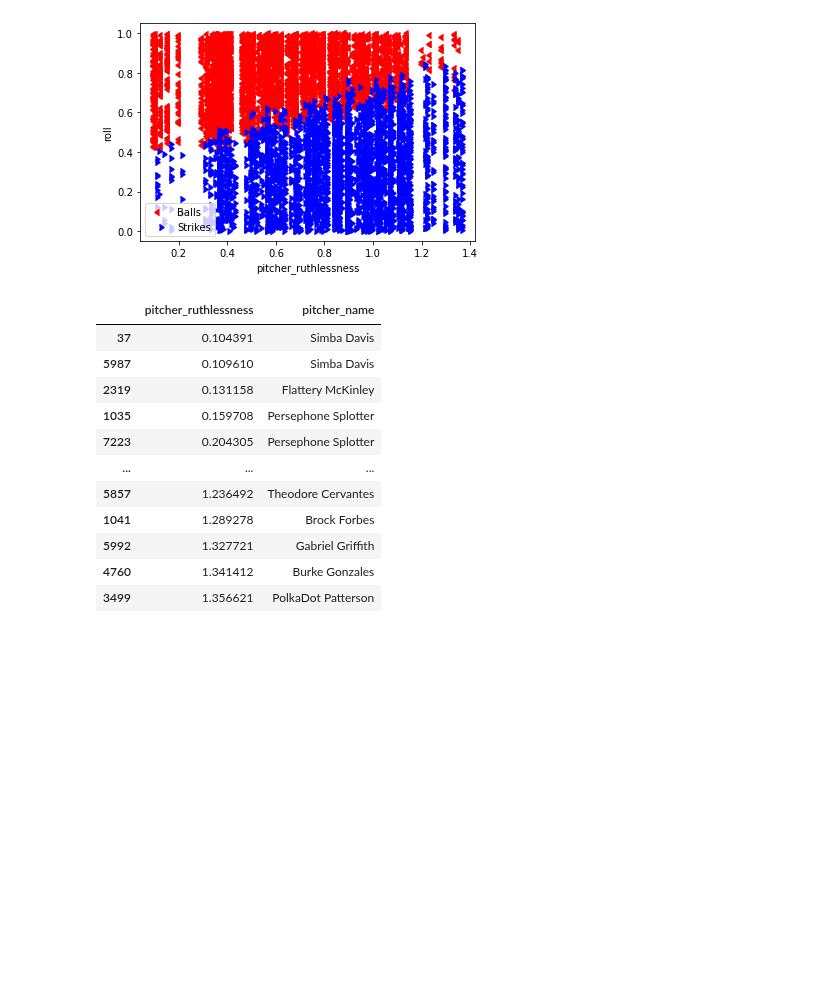
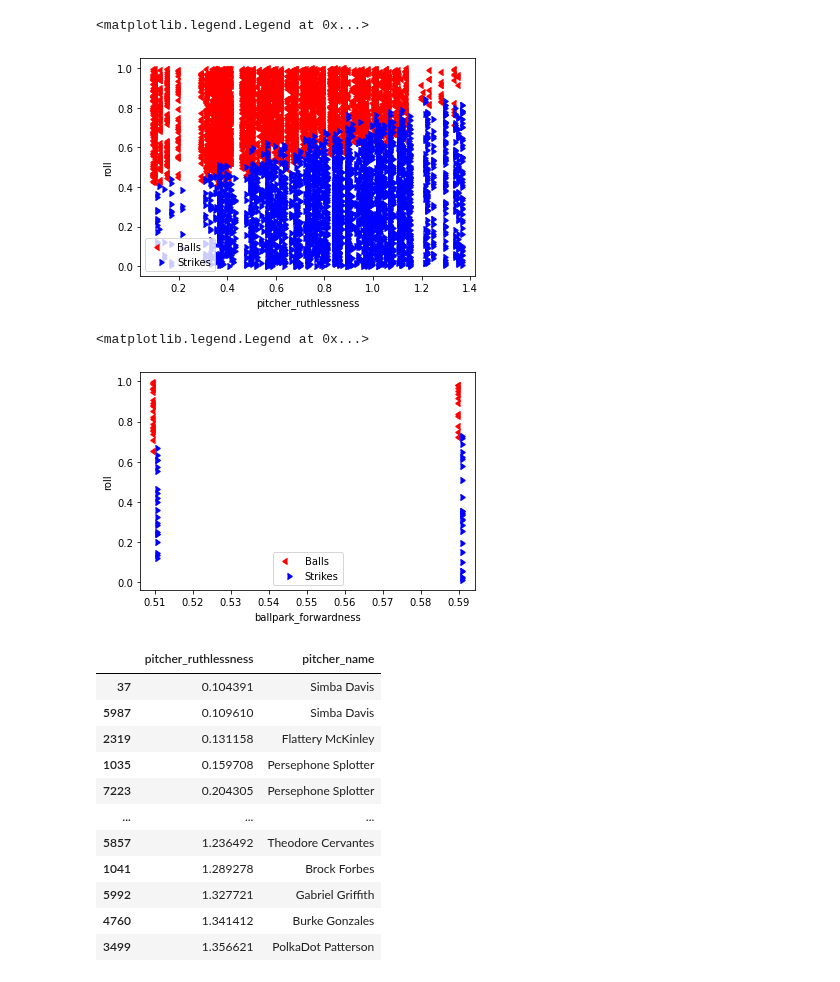
Before and after one commit to xSke/resim, a Jupyter notebook: find_roll_formula.ipynb, the cells around one changed output. Cells and saved outputs as stored; diff of their text form; code cells hidden in the pictures; blank space fills up the shorter version.

```diff
--- a/find_roll_formula.ipynb
+++ b/find_roll_formula.ipynb
@@ -9,7 +10,9 @@ all_files = glob.glob("roll_data/*-strikes.csv")
 
 df = pd.concat((pd.read_csv(f) for f in all_files), ignore_index=True)
 # %%
-df['svc'] = 0.3211245789789706 * df["pitcher_ruthlessness"] + 0.2712052747280908 * df["ballpark_forwardness"]
+df['svc'] = 0.37847946767478163 * df["pitcher_ruthlessness"] + 0.30163948661504275 * df["ballpark_forwardness"]
+df['svc_vibes'] = 0.3570080647613859 * df["pitcher_ruthlessness"] + 0.23460353690794863 * df["ballpark_forwardness"] \
+                  + 0.06376601180181157 * df["pitcher_vibes"]
 df['batter_strikeattr'] = df['batter_moxie'] * ~df['passed'] + df['batter_patheticism'] * df['passed']
 df['ruth_and_fwd'] = df['pitcher_ruthlessness'] - 0.5 * df['ballpark_forwardness']
 df['ruth_and_fwd'] = df['pitcher_ruthlessness'] - 0.5 * df['ballpark_forwardness']
@@ -17,16 +20,59 @@ df['ruth_and_fwd'] = df['pitcher_ruthlessness'] - 0.5 * df['ballpark_forwardness
 df = df[(df["batting_team_hype"] == 0) & (df['pitching_team_hype'] == 0)]
 
 x_val = "pitcher_ruthlessness"
+# x_val = "svc"
 fig, ax = plt.subplots(1)
 ax.scatter(df[~df['passed']][x_val], df[~df['passed']]["roll"], color="red", label="Balls", marker=CARETLEFTBASE)
 ax.scatter(df[df['passed']][x_val], df[df['passed']]["roll"], color="blue", label="Strikes", marker=CARETRIGHTBASE)
 ax.set_xlabel(x_val)
 ax.set_ylabel('roll')
+# ax.set_xlim(0.48, 0.52)
+
+# min_x, max_x = ax.get_xlim()
+# xx = np.linspace(min_x - 0.1, max_x + 0.1)
+# yy = xx * 0.35 + 0.35
+# ax.plot(xx, yy)
+
 ax.legend()
 
-fig.savefig('test.png', facecolor='white')
+# fig.savefig(x_val+".png", facecolor='white')
 # endpoints = np.array(ax.get_xlim())
 # ax.plot(endpoints, 0.35 + 0.35 * endpoints)
 # %% [output]
+<matplotlib.legend.Legend at 0x...>
 [figure]
+# %%
+# df['svc'] = 0.37847946767478163 * df["pitcher_ruthlessness"] + 0.30163948661504275 * df["ballpark_forwardness"]
+# df['svc_vibes'] = 0.3570080647613859 * df["pitcher_ruthlessness"] + 0.23460353690794863 * df["ballpark_forwardness"] \
+#                   + 0.06376601180181157 * df["pitcher_vibes"]
+# df['batter_strikeattr'] = df['batter_moxie'] * ~df['passed'] + df['batter_patheticism'] * df['passed']
+# df['ruth_and_fwd'] = df['pitcher_ruthlessness'] - 0.5 * df['ballpark_forwardness']
+# df['ruth_and_fwd'] = df['pitcher_ruthlessness'] - 0.5 * df['ballpark_forwardness']
+
+# df = df[(df["batting_team_hype"] == 0) & (df['pitching_team_hype'] == 0)]
+df2 = df.loc[df['pitcher_name'] == 'Rivers Rosa']
+# df2['games'] = 0 + 1*(df2['game_id'] == "0e385bd0-b088-40f2-8607-0da368ee60b7")
+
+x_val = "ballpark_forwardness"
+# x_val = "svc"
+fig, ax = plt.subplots(1)
+ax.scatter(df2[~df2['passed']][x_val], df2[~df2['passed']]["roll"], color="red", label="Balls", marker=CARETLEFTBASE)
+ax.scatter(df2[df2['passed']][x_val], df2[df2['passed']]["roll"], color="blue", label="Strikes", marker=CARETRIGHTBASE)
+ax.set_xlabel(x_val)
+ax.set_ylabel('roll')
+# ax.set_xlim(0.48, 0.52)
+
+# min_x, max_x = ax.get_xlim()
+# xx = np.linspace(min_x - 0.1, max_x + 0.1)
+# yy = xx * 0.35 + 0.35
+# ax.plot(xx, yy)
+
+ax.legend()
+
+# fig.savefig(x_val+".png", facecolor='white')
+# endpoints = np.array(ax.get_xlim())
+# ax.plot(endpoints, 0.35 + 0.35 * endpoints)
+# %% [output]
+<matplotlib.legend.Legend at 0x...>
+[figure, added]
 # %%
```
Also changed, not shown: parts of 19 cells of this notebook.
